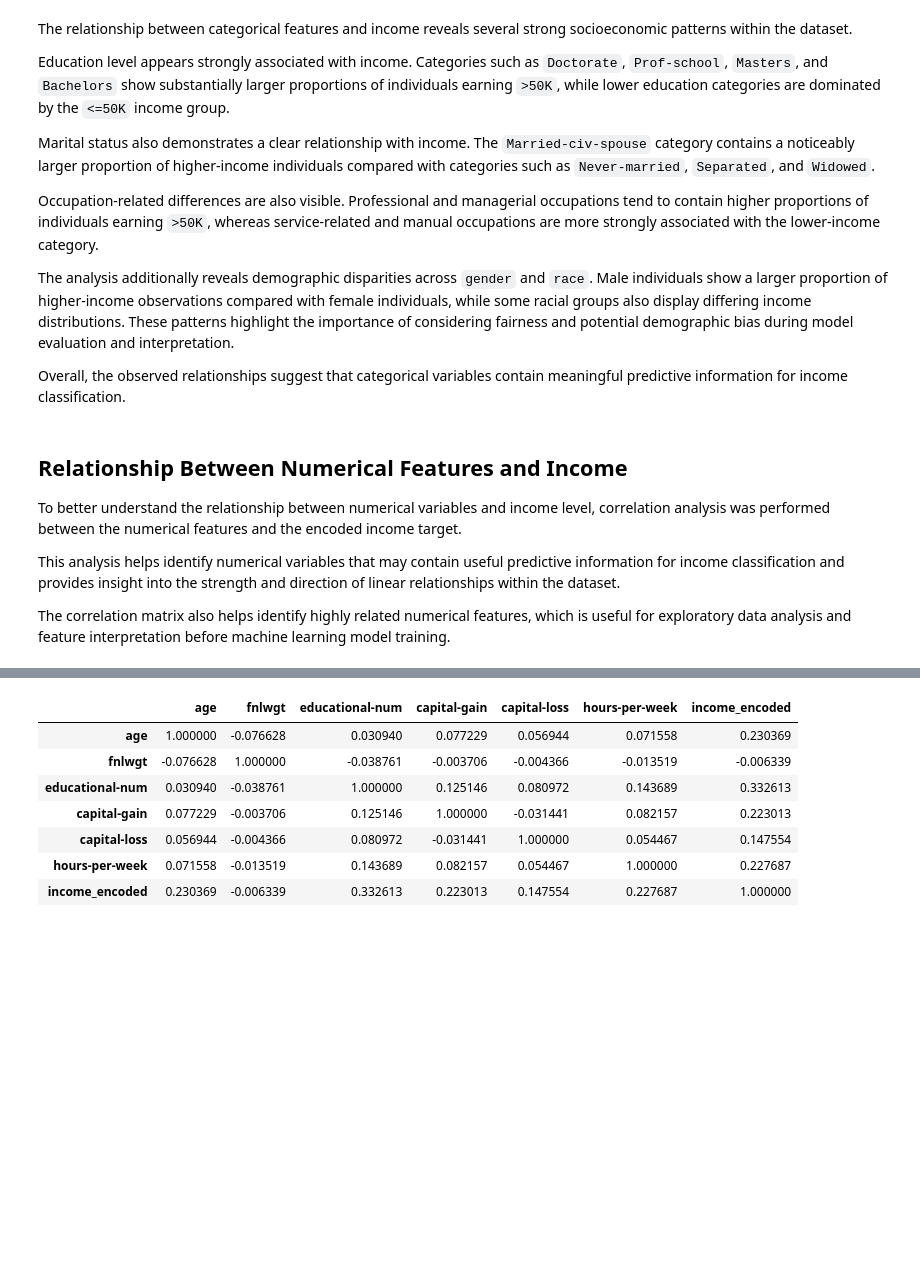
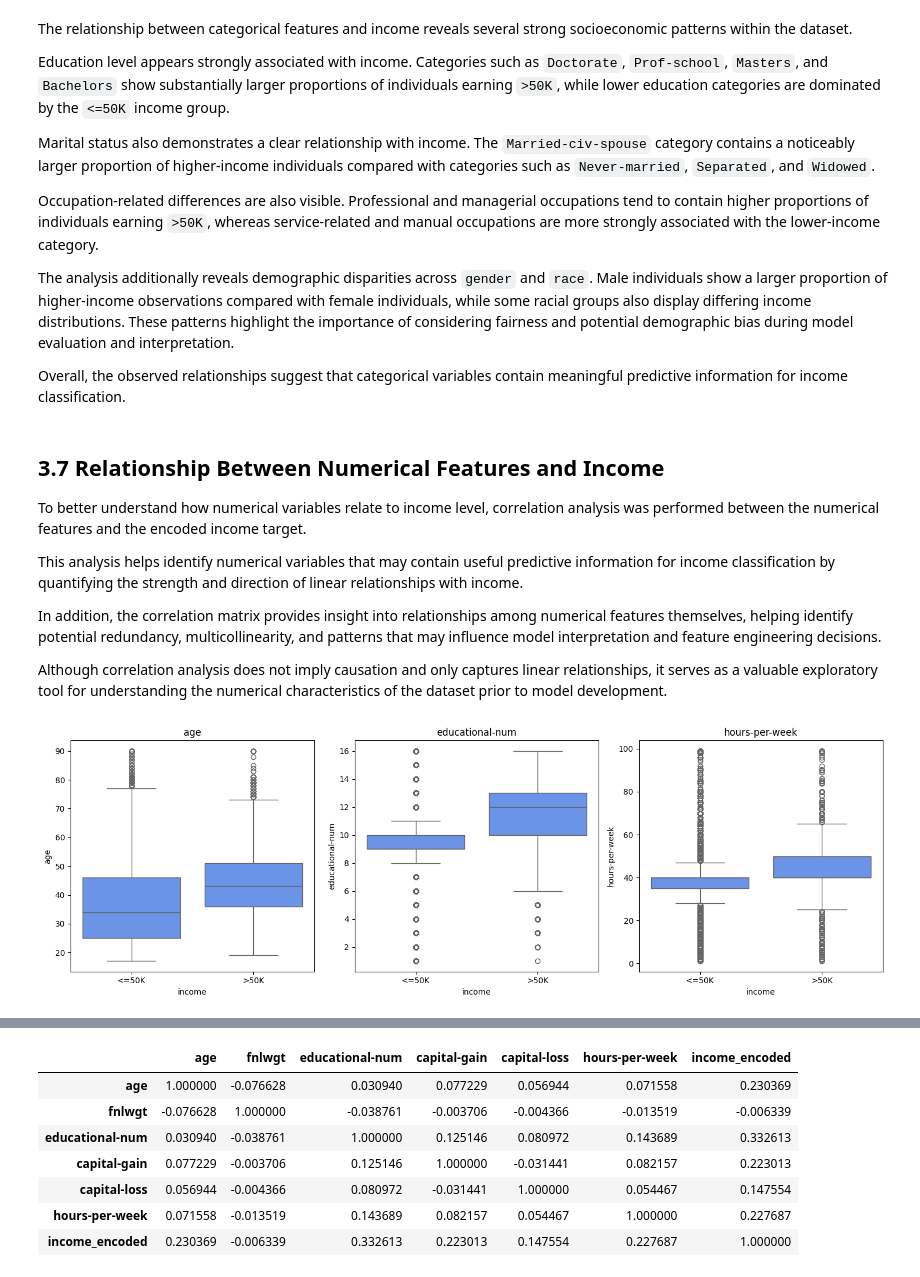
Before and after one commit to dantawalli/Adult-census-income-ML-project, a Jupyter notebook: notebooks/adult_income_classification.ipynb, the cells around one changed output, grey strips where cells are left out. Drawn from its saved outputs; the diff is of its cells as text; code cells hidden in the pictures; blank space fills up the shorter version.

```diff
--- a/notebooks/adult_income_classification.ipynb
+++ b/notebooks/adult_income_classification.ipynb
@@ -631,10 +652,45 @@ The analysis additionally reveals demographic disparities across `gender` and `r
 
 Overall, the observed relationships suggest that categorical variables contain meaningful predictive information for income classification.
 # %% [markdown]
-## Relationship Between Numerical Features and Income
+## 3.7 Relationship Between Numerical Features and Income
 
-To better understand the relationship between numerical variables and income level, correlation analysis was performed between the numerical features and the encoded income target.
+To better understand how numerical variables relate to income level, correlation analysis was performed between the numerical features and the encoded income target.
 
-This analysis helps identify numerical variables that may contain useful predictive information for income classification and provides insight into the strength and direction of linear relationships within the dataset.
+This analysis helps identify numerical variables that may contain useful predictive information for income classification by quantifying the strength and direction of linear relationships with income.
 
-The correlation matrix also helps identify highly related numerical features, which is useful for exploratory data analysis and feature interpretation before machine learning model training.
+In addition, the correlation matrix provides insight into relationships among numerical features themselves, helping identify potential redundancy, multicollinearity, and patterns that may influence model interpretation and feature engineering decisions.
+
+Although correlation analysis does not imply causation and only captures linear relationships, it serves as a valuable exploratory tool for understanding the numerical characteristics of the dataset prior to model development.
+# %%
+# ============================================================
+# Compare key numerical features across income classes
+# ============================================================
+
+key_numerical_features = [
+    "age",
+    "educational-num",
+    "hours-per-week",
+]
+
+fig, axes = plt.subplots(
+    1,
+    len(key_numerical_features),
+    figsize=(15, 5)
+)
+
+for ax, feature in zip(axes, key_numerical_features):
+
+    sns.boxplot(
+        data=raw_df,
+        x="income",
+        y=feature,
+        ax=ax
+    )
+
+    ax.set_title(feature)
+
+plt.tight_layout()
+
+plt.show()
+# %% [output]
+[figure, added]
```
Also changed, not shown: parts of 63 cells of this notebook, 6 other files.
